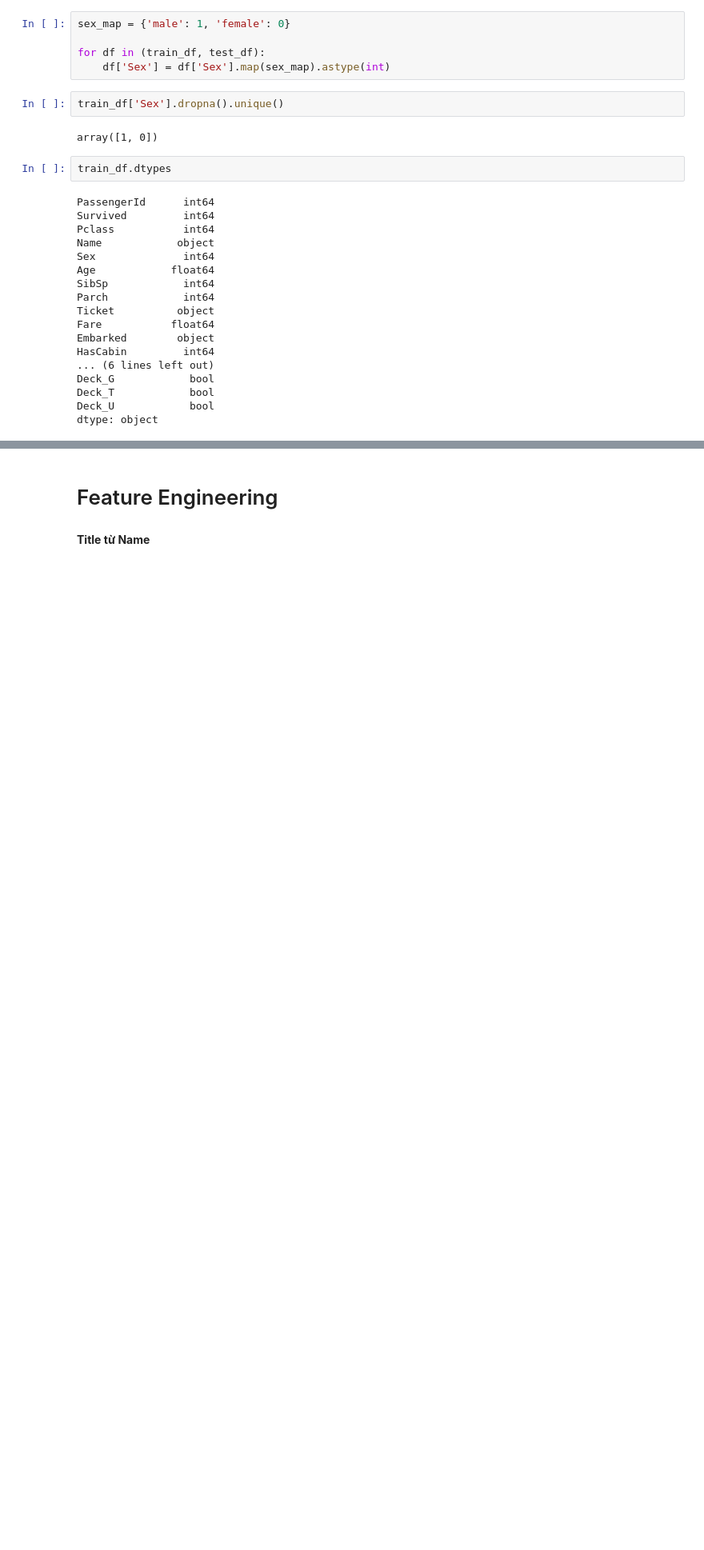
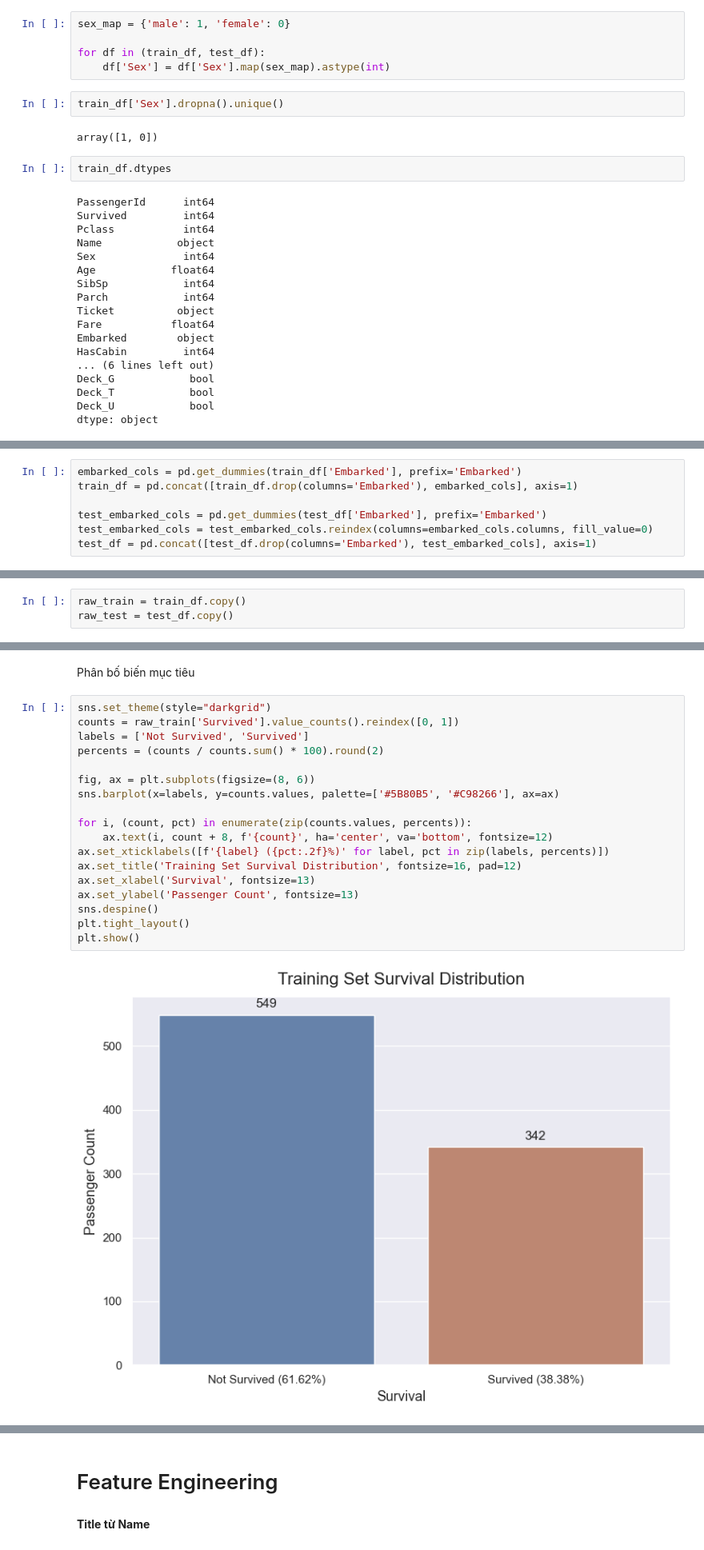
Before and after one commit to Phtzone/SGU25_KPDL_Group, a Jupyter notebook: Challange 1/titanic/titanic.ipynb, the cells around one changed output, grey strips where cells are left out. Shown at 80% size. Saved outputs shown, nothing was run; the diff lists cells and outputs as text; blank space fills up the shorter version.

```diff
--- a/Challange 1/titanic/titanic.ipynb
+++ b/Challange 1/titanic/titanic.ipynb
@@ -300,0 +317,7 @@ dtype: object
+# %%
+embarked_cols = pd.get_dummies(train_df['Embarked'], prefix='Embarked')
+train_df = pd.concat([train_df.drop(columns='Embarked'), embarked_cols], axis=1)
+
+test_embarked_cols = pd.get_dummies(test_df['Embarked'], prefix='Embarked')
+test_embarked_cols = test_embarked_cols.reindex(columns=embarked_cols.columns, fill_value=0)
+test_df = pd.concat([test_df.drop(columns='Embarked'), test_embarked_cols], axis=1)
@@ -300,0 +328,3 @@ dtype: object
+# %%
+raw_train = train_df.copy()
+raw_test = test_df.copy()
@@ -300,0 +387,22 @@ dtype: object
+# %% [markdown]
+Phân bố biến mục tiêu
+# %%
+sns.set_theme(style="darkgrid")
+counts = raw_train['Survived'].value_counts().reindex([0, 1])
+labels = ['Not Survived', 'Survived']
+percents = (counts / counts.sum() * 100).round(2)
+
+fig, ax = plt.subplots(figsize=(8, 6))
+sns.barplot(x=labels, y=counts.values, palette=['#5B80B5', '#C98266'], ax=ax)
+
+for i, (count, pct) in enumerate(zip(counts.values, percents)):
+    ax.text(i, count + 8, f'{count}', ha='center', va='bottom', fontsize=12)
+ax.set_xticklabels([f'{label} ({pct:.2f}%)' for label, pct in zip(labels, percents)])
+ax.set_title('Training Set Survival Distribution', fontsize=16, pad=12)
+ax.set_xlabel('Survival', fontsize=13)
+ax.set_ylabel('Passenger Count', fontsize=13)
+sns.despine()
+plt.tight_layout()
+plt.show()
+# %% [output]
+[figure, added]
```
Also changed, not shown: parts of 12 cells of this notebook.
